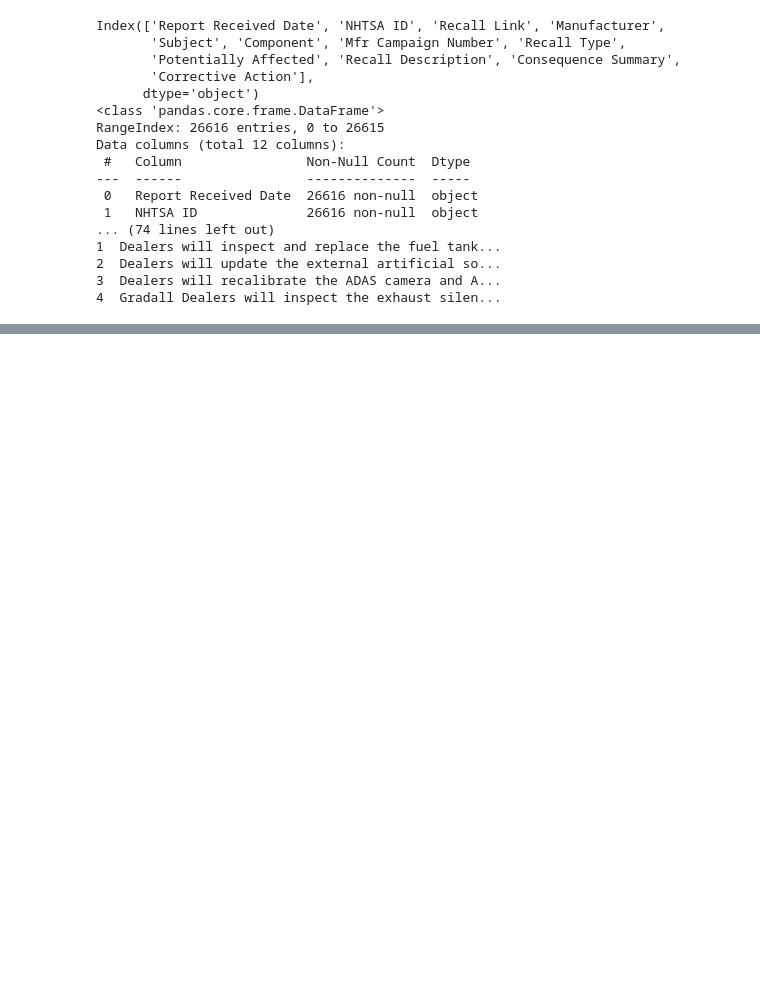
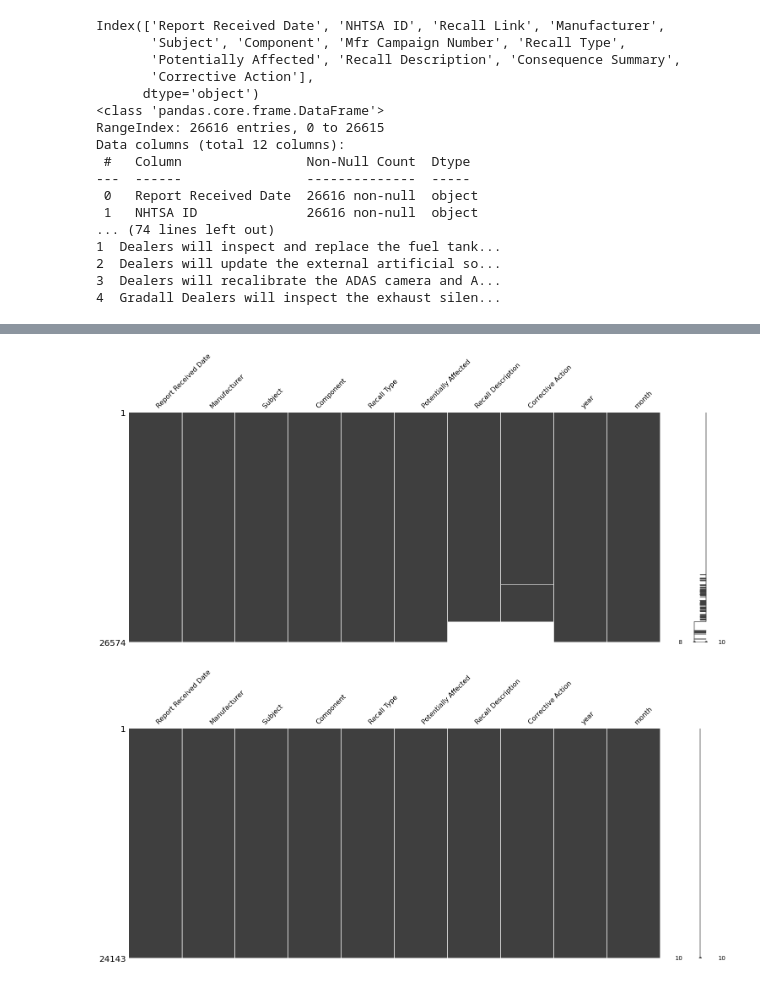
Before and after one commit to jlenehan/US_Auto_Recalls, a Jupyter notebook: Auto Recalls.ipynb, the cells around one changed output, grey strips where cells are left out. Drawn from its saved outputs; the diff is of its cells as text; code cells hidden in the pictures; blank space fills up the shorter version.

Commit message:
Adding data cleaning visualisations

```diff
--- a/Auto Recalls.ipynb
+++ b/Auto Recalls.ipynb
@@ -124,0 +119,5 @@ recalls_data.corr()
+# %%
+recalls_trimmed = recalls_data[['Report Received Date','Manufacturer','Subject','Component','Recall Type','Potentially Affected','Recall Description','Corrective Action','year','month']]
+print(recalls_trimmed.head())
+
+print(recalls_trimmed.info())
@@ -124,0 +142,6 @@ recalls_data.corr()
+# %%
+affected_missing = recalls_trimmed[recalls_trimmed['Potentially Affected'].isna()]
+affected_complete = recalls_trimmed[~recalls_trimmed['Potentially Affected'].isna()]
+
+print(affected_missing.describe())
+print(affected_complete.describe())
@@ -125,3 +167,17 @@ recalls_data.corr()
+# %%
+sorted_recalls_trimmed = recalls_trimmed.sort_values(by='Report Received Date',ascending=False)
+
+msno.matrix(sorted_recalls_trimmed)
+plt.show()
+
+recalls_trimmed = affected_complete
+recalls_trimmed = recalls_trimmed[~(recalls_trimmed['Recall Description'].isna() | recalls_trimmed['Corrective Action'].isna())]
+
+msno.matrix(recalls_trimmed)
+plt.show()
+# %% [output]
+[figure, added]
+[figure, added]
 # %%
 ##########################################
 #Step 4: Plot data
```
Also changed, not shown: parts of 5 cells of this notebook.
